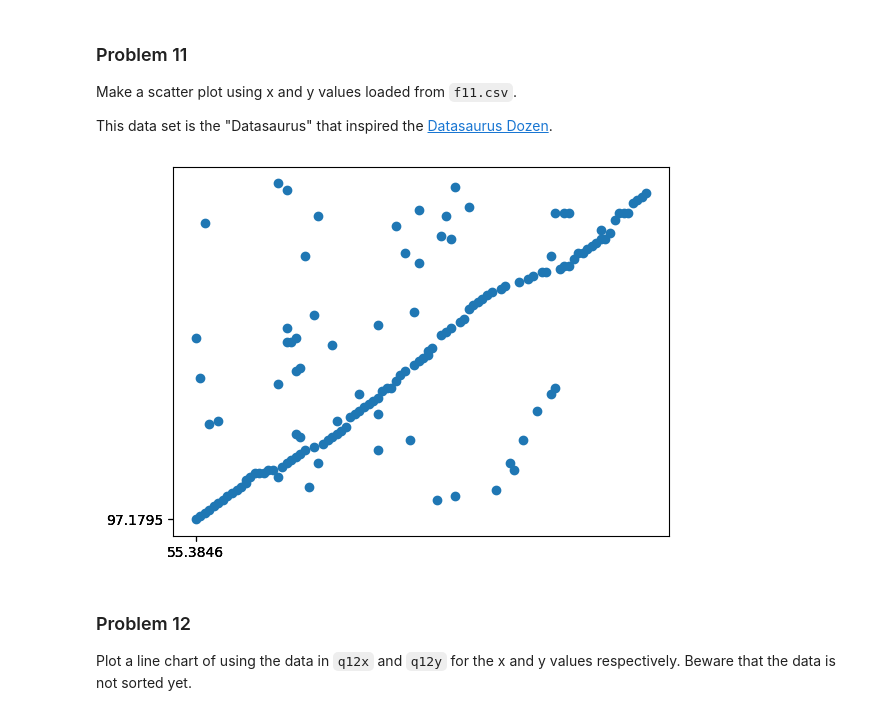
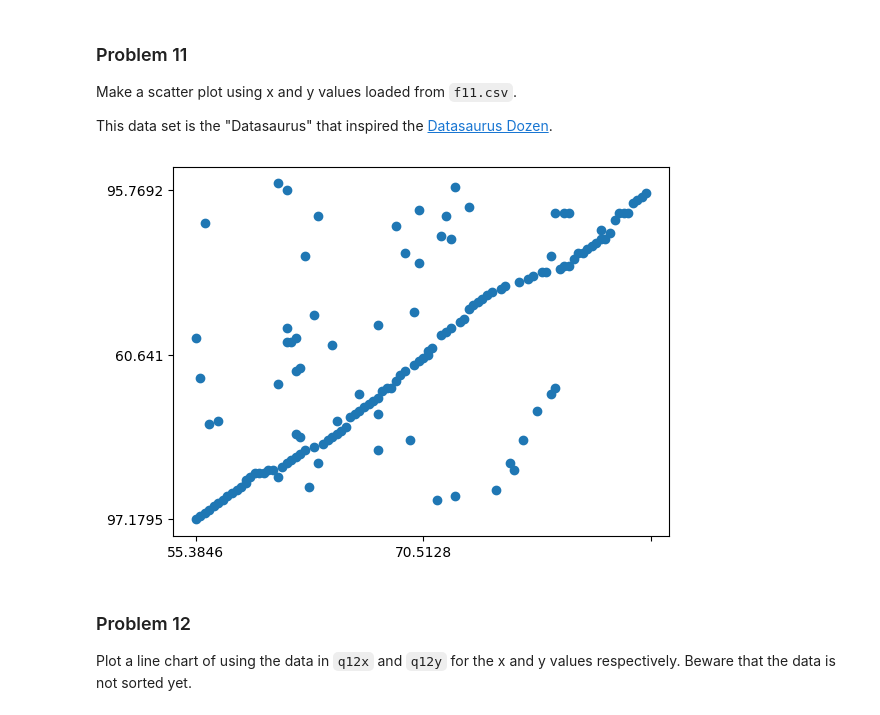
Before and after one commit to AL-Holmes/dx602-homework-05, a Jupyter notebook: homework.ipynb, the cells around one changed output. Saved outputs shown, nothing was run; the diff lists cells and outputs as text; code cells hidden in the pictures.

```diff
--- a/homework.ipynb
+++ b/homework.ipynb
@@ -294,19 +293,20 @@ This data set is the "Datasaurus" that inspired the [Datasaurus Dozen](https://w
 # %%
 # YOUR CHANGES HERE
 
 with open("f11.csv") as f:
     header = next(f)
     x_coor = []
     y_coor = []
     for line in f:
         x_coor.append(line.rstrip().split(",")[1])
         y_coor.append(line.rstrip().split(",")[2])
 
     plt.scatter(x_coor,y_coor)
-    plt.xticks([0,0,0])
-    plt.yticks([0,0,0])
+    #guess work on cleaning up axis tick labels
+    plt.xticks([0,50,100])
+    plt.yticks([0,50,100])
 # %% [output]
-[figure, old version]
+[figure, new version]
 # %% [markdown]
 ### Problem 12
 
```
Also changed, not shown: parts of 14 cells of this notebook.
